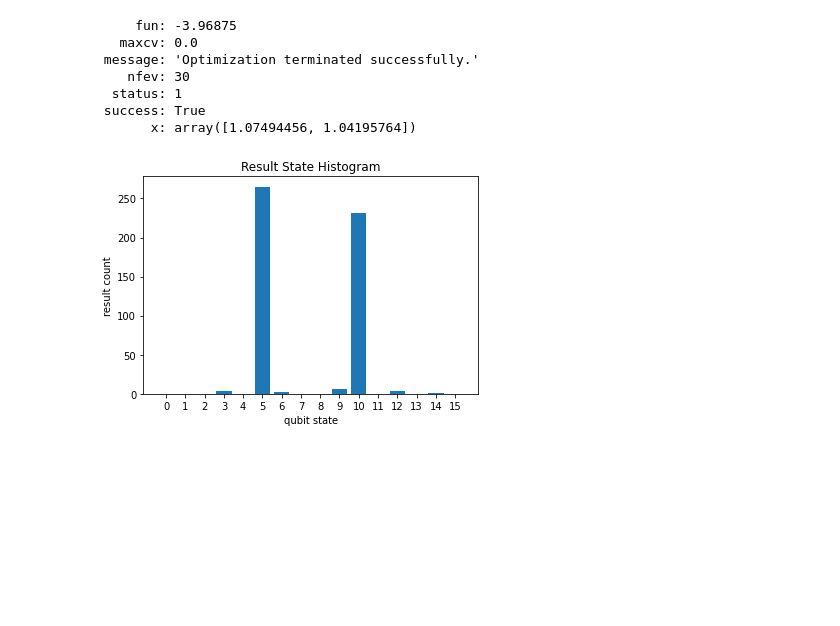
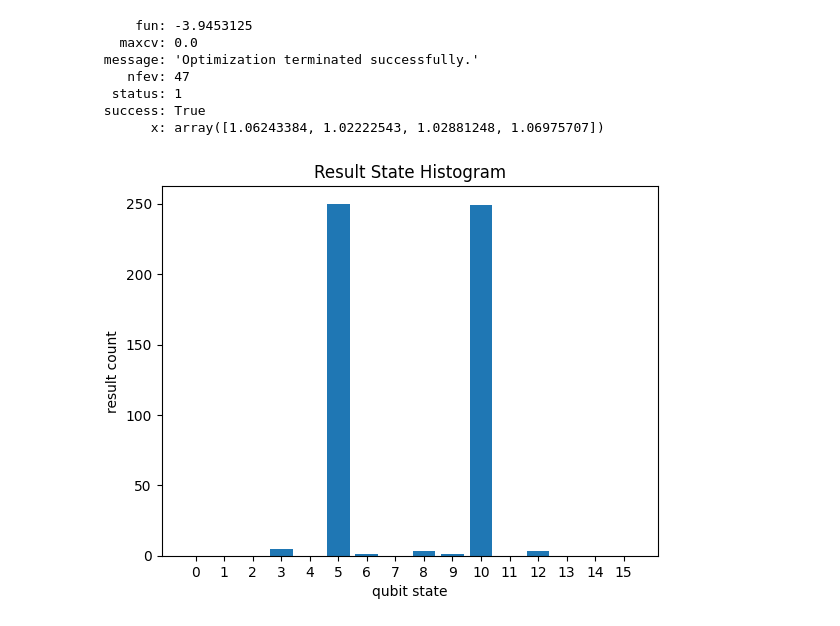
Before and after one commit to kohpai/qc-python, a Jupyter notebook: cirq-maxcut_minimize.ipynb, the cells around one changed output. Saved outputs shown, nothing was run; the diff lists cells and outputs as text; code cells hidden in the pictures; blank space fills up the shorter version.

Commit message:
:bug: qaoa

```diff
--- a/cirq-maxcut_minimize.ipynb
+++ b/cirq-maxcut_minimize.ipynb
@@ -56,10 +62,13 @@ def get_expectation(g: Graph, shots=512):
     sim = Simulator()
 
     def execute_circ(params: list[float]):
-        beta = Symbol("beta")
-        gamma = Symbol("gamma")
-        qc = create_qaoa_circ(g, beta, gamma)
-        result = sim.run(qc, {beta: params[0], gamma: [params[1]]}, shots)
+        mid = len(params) // 2
+        betas = [Symbol(f"beta{i}") for i in range(mid)]
+        gammas = [Symbol(f"gamma{i}") for i in range(mid)]
+        theta = betas + gammas
+        qc = create_qaoa_circ(g, theta)
+        binding = {theta[i]:params[i] for i in range(len(params))}
+        result = sim.run(qc, binding, shots)
         return compute_expectation(result.histogram(key="cut", fold_func=lambda x: ''.join(list(map(lambda i: str(i), x)))), g)
 
     return execute_circ
@@ -67,26 +76,28 @@ def get_expectation(g: Graph, shots=512):
 from scipy.optimize import minimize
 
 expectation = get_expectation(g)
-res = minimize(expectation, [1.0, 1.0], method='COBYLA')
+res = minimize(expectation, [1.0, 1.0, 1.0, 1.0], method='COBYLA')
 res
 # %% [output]
-     fun: -3.96875
+     fun: -3.9453125
    maxcv: 0.0
  message: 'Optimization terminated successfully.'
-    nfev: 30
+    nfev: 47
   status: 1
  success: True
-       x: array([1.07494456, 1.04195764])
+       x: array([1.06243384, 1.02222543, 1.02881248, 1.06975707])
 # %%
 from cirq import plot_state_histogram
 import matplotlib.pyplot as plt
 
-beta = Symbol("beta")
-gamma = Symbol("gamma")
-qc = create_qaoa_circ(g, beta, gamma)
-result = Simulator().run(qc, {beta: res.x[0], gamma: res.x[1]}, 512)
+betas = [Symbol("beta0"), Symbol("beta1")]
+gammas = [Symbol("gamma0"), Symbol("gamma1")]
+theta = betas + gammas
+qc = create_qaoa_circ(g, theta)
+binding = {theta[i]: res.x[i] for i in range(4)}
+result = Simulator().run(qc, binding, 512)
 plot_state_histogram(result, plt.subplot())
 
 plt.show()
 # %% [output]
-[figure, old version]
+[figure, new version]
```
Also changed, not shown: parts of 2 cells of this notebook.
